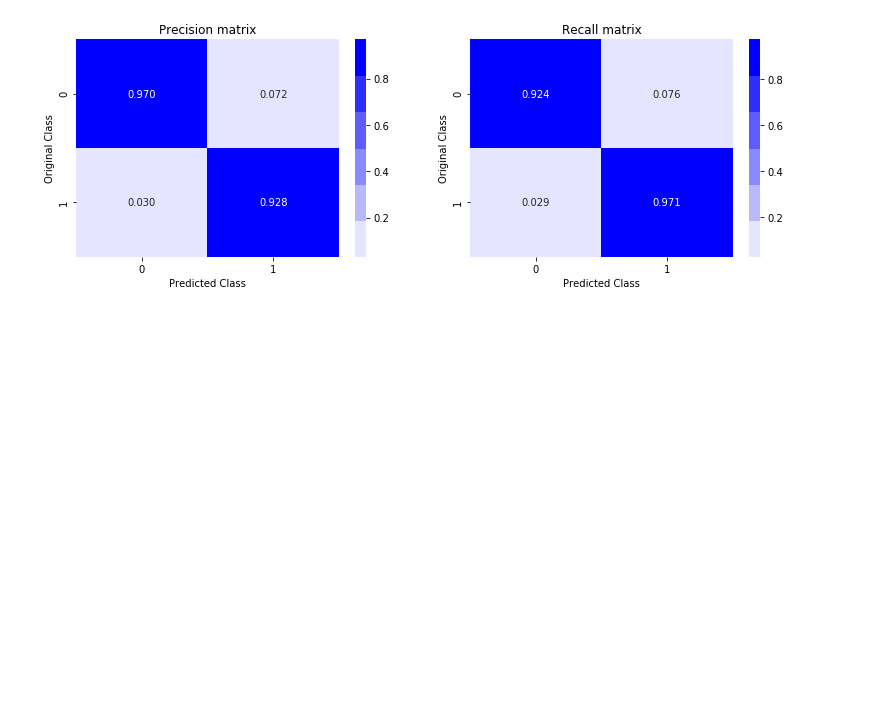
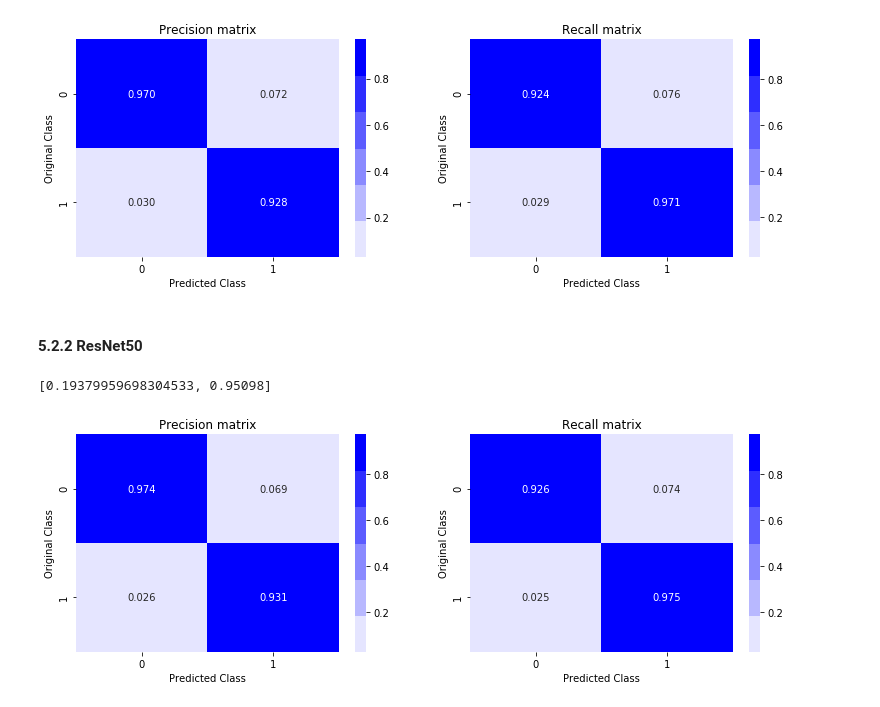
Before and after one commit to vishu160196/image-forgery-detection, a Jupyter notebook: Image Forgery Detection.ipynb, the cells around one changed output. Saved outputs shown, nothing was run; the diff lists cells and outputs as text; code cells hidden in the pictures; blank space fills up the shorter version.

```diff
--- a/Image Forgery Detection.ipynb
+++ b/Image Forgery Detection.ipynb
@@ -1320,3 +1321,37 @@ y_pred_proba=model_aug.predict_proba(x_test)
 plot_confusion_matrix(y_test, y_pred)
 # %% [output]
 [figure]
+# %% [markdown]
+#### 5.2.2 ResNet50
+# %%
+resnet_model=ResNet50(weights='imagenet', include_top=False, input_shape=(64, 64, 3))
+
+model_aug=Sequential()
+model_aug.add(resnet_model)
+
+top_model=Sequential()
+top_model.add(Flatten(input_shape=(2, 2, 2048)))
+
+top_model.add(Dense(64, activation='relu'))
+# model_aug.add(Dropout(0.2))
+
+top_model.add(Dense(1, activation='sigmoid'))
+
+model_aug.add(top_model)
+
+for layer in model_aug.layers[0].layers[:171]:
+    layer.trainable=False
+# %%
+model_aug.load_weights('k64 binary 25percent stride8/fine_tuned_model_resnet_64_adam_weights.h5')
+
+model_aug.compile(loss='binary_crossentropy', optimizer=keras.optimizers.Adam(lr=1e-3), metrics=['accuracy'])
+# %%
+model_aug.evaluate(x_test, y_test, verbose=0)
+# %% [output]
+[0.19379959698304533, 0.95098]
+# %%
+y_pred = model_aug.predict_classes(x_test)
+# %%
+plot_confusion_matrix(y_test, y_pred)
+# %% [output]
+[figure, added]
```
Also changed, not shown: parts of 3 cells of this notebook.
